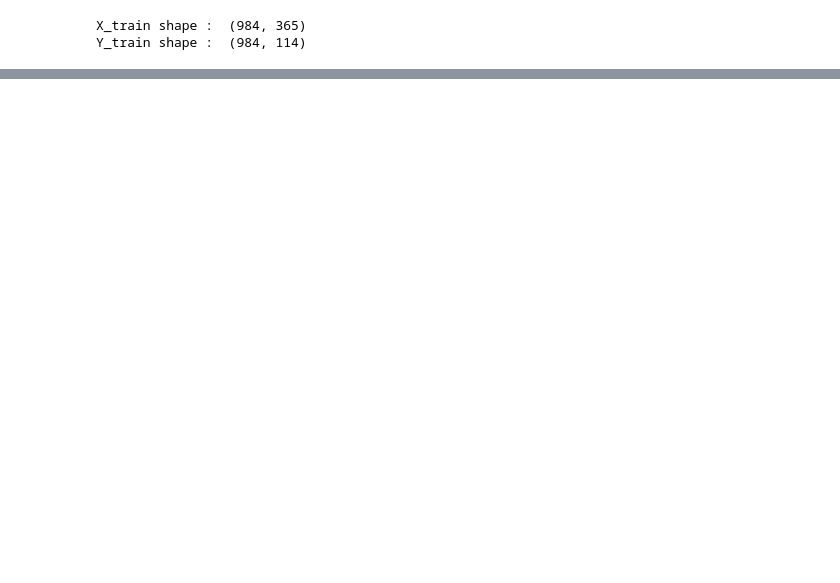
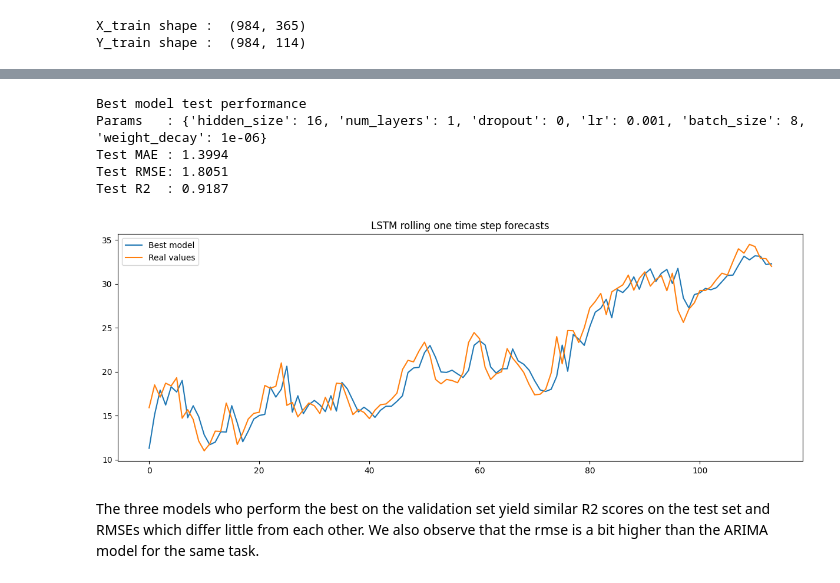
Before and after one commit to Cabr3l/Daily-Climate-Time-Series, a Jupyter notebook: ces.ipynb, the cells around one changed output, grey strips where cells are left out. Drawn from its saved outputs; the diff is of its cells as text; code cells hidden in the pictures; blank space fills up the shorter version.

```diff
--- a/ces.ipynb
+++ b/ces.ipynb
@@ -387,0 +954,38 @@ for epoch in range(epochs):
+# %%
+best_model = top3[0]["model"]
+plt.figure(figsize=(15,5))
+pred_test = rolling_horizon_lstm(
+    model,
+    y_train_scaled,
+    y_test_scaled,
+    scaler,
+    lookback,
+    horizon,
+    device)
+
+pred_test = pred_test[:len(y_test)]
+plt.plot(range(len(pred_test)), pred_test,label=f"Best model")
+mae = mean_absolute_error(y_test, pred_test)
+rmse = root_mean_squared_error(y_test, pred_test)
+r2 = r2_score(y_test, pred_test)
+
+
+print(f"Best model test performance")
+print("Params   :", m["params"])
+print(f"Test MAE : {mae:.4f}")
+print(f"Test RMSE: {rmse:.4f}")
+print(f"Test R2  : {r2:.4f}")
+
+plt.plot(range(len(pred_test)), y_test, label="Real values")
+plt.title("LSTM rolling one time step forecasts")
+plt.legend()
+plt.show()
+# %% [output]
+Best model test performance
+Params   : {'hidden_size': 16, 'num_layers': 1, 'dropout': 0, 'lr': 0.001, 'batch_size': 8, 'weight_decay': 1e-06}
+Test MAE : 1.3994
+Test RMSE: 1.8051
+Test R2  : 0.9187
+[figure, added]
+# %% [markdown]
+The three models who perform the best on the validation set yield similar R2 scores on the test set and RMSEs which differ little from each other. We also observe that the rmse is a bit higher than the ARIMA model for the same task.
```
Also changed, not shown: parts of 20 cells of this notebook.
